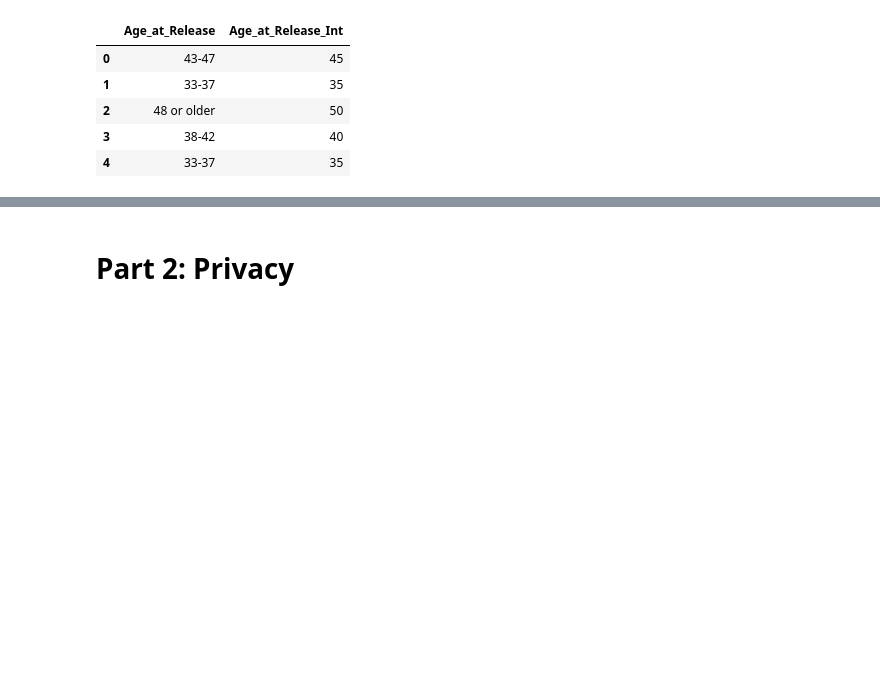
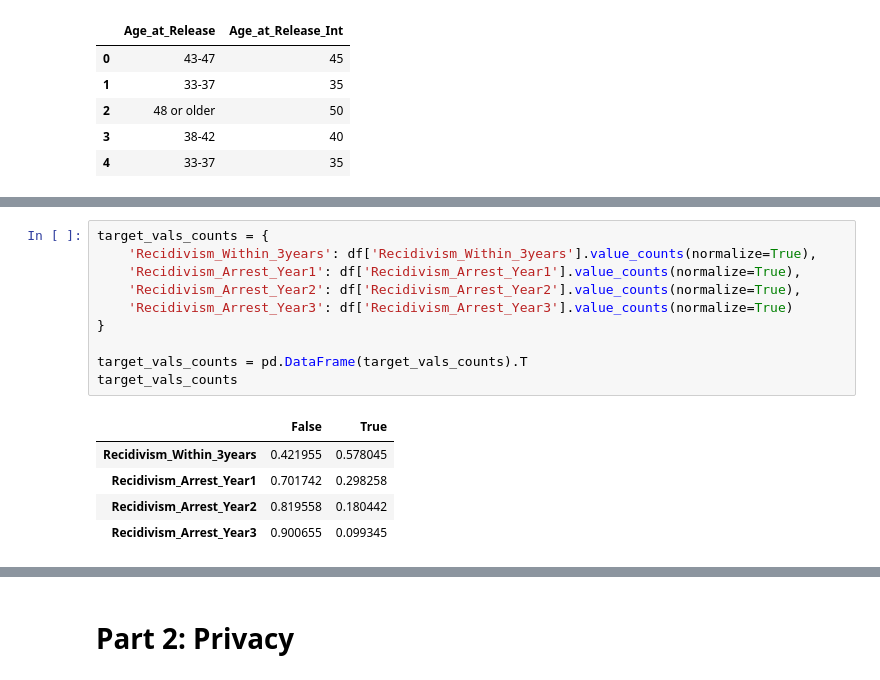
Before and after one commit to RaymondZhang20/DSCI430, a Jupyter notebook: Module 2 assignment-1.ipynb, the cells around one changed output, grey strips where cells are left out. Saved outputs shown, nothing was run; the diff lists cells and outputs as text; blank space fills up the shorter version.

```diff
--- a/Module 2 assignment-1.ipynb
+++ b/Module 2 assignment-1.ipynb
@@ -323,0 +295,16 @@ plt.show()
+# %%
+target_vals_counts = {
+    'Recidivism_Within_3years': df['Recidivism_Within_3years'].value_counts(normalize=True),
+    'Recidivism_Arrest_Year1': df['Recidivism_Arrest_Year1'].value_counts(normalize=True),
+    'Recidivism_Arrest_Year2': df['Recidivism_Arrest_Year2'].value_counts(normalize=True),
+    'Recidivism_Arrest_Year3': df['Recidivism_Arrest_Year3'].value_counts(normalize=True)
+}
+
+target_vals_counts = pd.DataFrame(target_vals_counts).T
+target_vals_counts
+# %% [output]
+|  | False | True |
+| Recidivism_Within_3years | 0.421955 | 0.578045 |
+| Recidivism_Arrest_Year1 | 0.701742 | 0.298258 |
+| Recidivism_Arrest_Year2 | 0.819558 | 0.180442 |
+| Recidivism_Arrest_Year3 | 0.900655 | 0.099345 |
```
Also changed, not shown: parts of 21 cells of this notebook.
